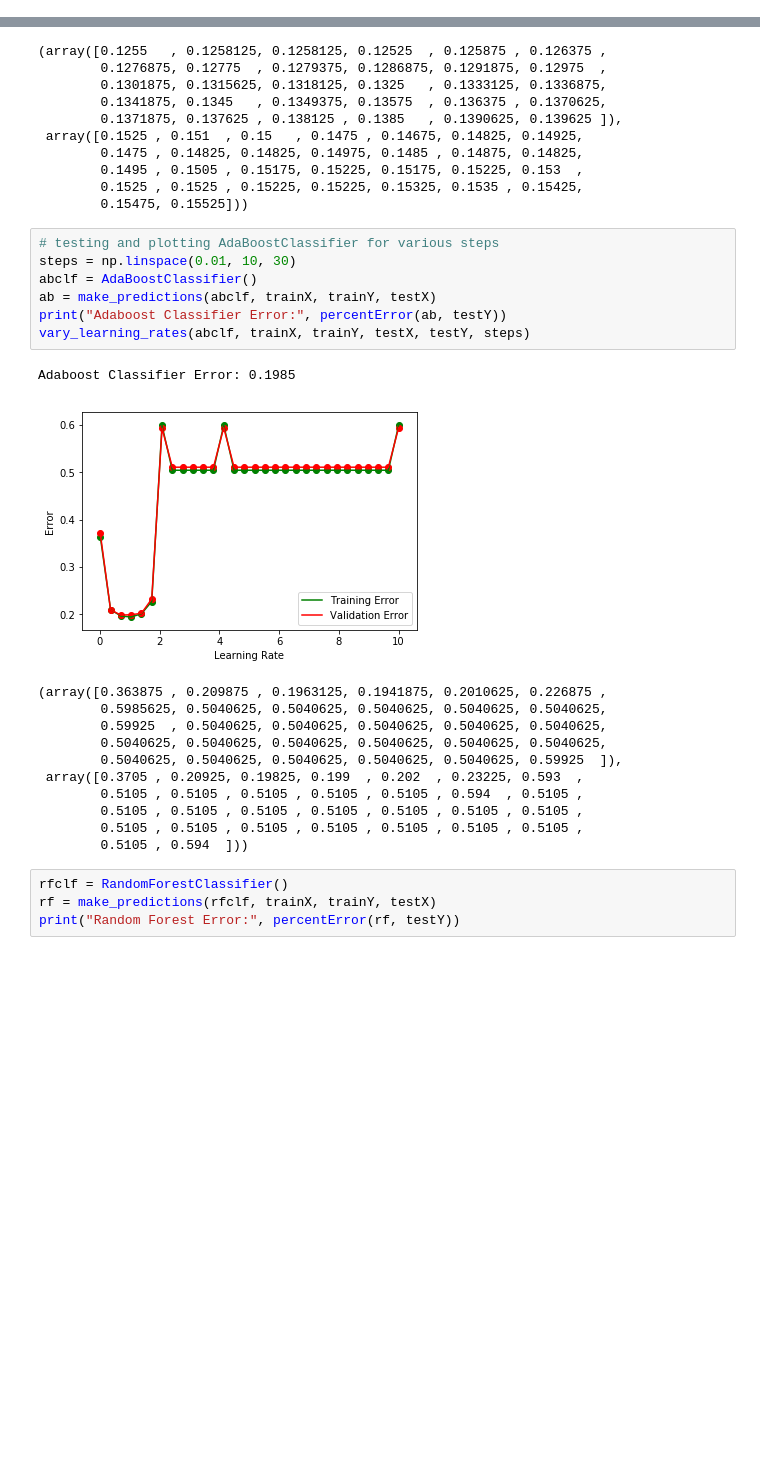
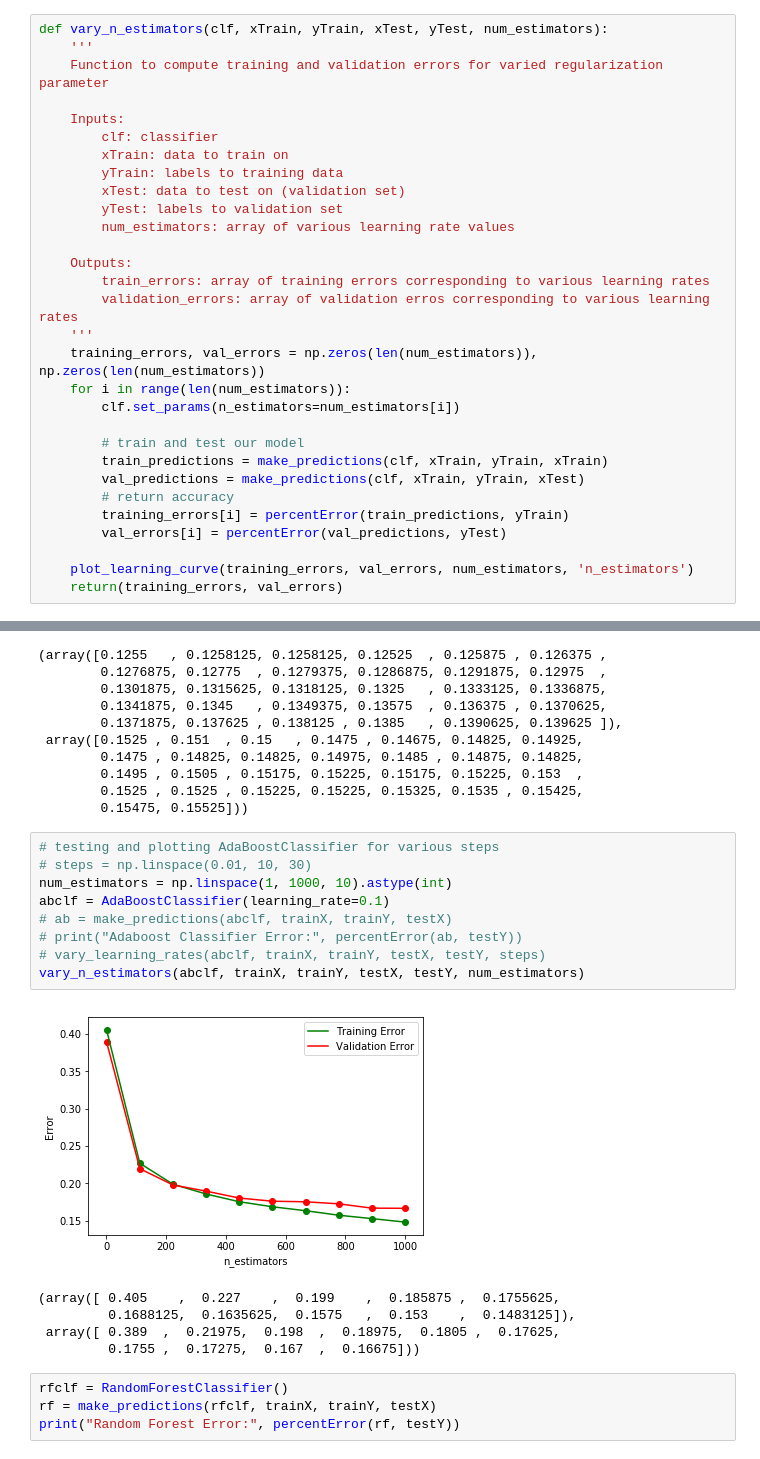
Before and after one commit to jaceyca/SentimentAnalysis, a Jupyter notebook: sentimentAnalysis.ipynb, the cells around one changed output, grey strips where cells are left out. Saved outputs shown, nothing was run; the diff lists cells and outputs as text; blank space fills up the shorter version.

Commit message:
added n_estimators plotting file, adaboostcv, gradientboosting

```diff
--- a/sentimentAnalysis.ipynb
+++ b/sentimentAnalysis.ipynb
@@ -213,6 +213,36 @@ def vary_learning_rates(clf, xTrain, yTrain, xTest, yTest, learning_rates):
 
     plot_learning_curve(training_errors, val_errors, learning_rates, 'Learning Rate')
     return(training_errors, val_errors)
+# %%
+def vary_n_estimators(clf, xTrain, yTrain, xTest, yTest, num_estimators):
+    '''
+    Function to compute training and validation errors for varied regularization parameter
+
+    Inputs:
+        clf: classifier
+        xTrain: data to train on
+        yTrain: labels to training data
+        xTest: data to test on (validation set)
+        yTest: labels to validation set
+        num_estimators: array of various learning rate values
+
+    Outputs:
+        train_errors: array of training errors corresponding to various learning rates
+        validation_errors: array of validation erros corresponding to various learning rates
+    '''
+    training_errors, val_errors = np.zeros(len(num_estimators)), np.zeros(len(num_estimators))
+    for i in range(len(num_estimators)):
+        clf.set_params(n_estimators=num_estimators[i])
+
+        # train and test our model
+        train_predictions = make_predictions(clf, xTrain, yTrain, xTrain)
+        val_predictions = make_predictions(clf, xTrain, yTrain, xTest)
+        # return accuracy
+        training_errors[i] = percentError(train_predictions, yTrain)
+        val_errors[i] = percentError(val_predictions, yTest)
+
+    plot_learning_curve(training_errors, val_errors, num_estimators, 'n_estimators')
+    return(training_errors, val_errors)
 # %%
 def ridgeReg(xTrain, yTrain, xTest):
     '''
@@ -343,24 +373,19 @@ Ridge Classifier Error: 0.15100000000000002
         0.15475, 0.15525]))
 # %%
 # testing and plotting AdaBoostClassifier for various steps
-steps = np.linspace(0.01, 10, 30)
-abclf = AdaBoostClassifier()
-ab = make_predictions(abclf, trainX, trainY, testX)
-print("Adaboost Classifier Error:", percentError(ab, testY))
-vary_learning_rates(abclf, trainX, trainY, testX, testY, steps)
+# steps = np.linspace(0.01, 10, 30)
+num_estimators = np.linspace(1, 1000, 10).astype(int)
+abclf = AdaBoostClassifier(learning_rate=0.1)
+# ab = make_predictions(abclf, trainX, trainY, testX)
+# print("Adaboost Classifier Error:", percentError(ab, testY))
+# vary_learning_rates(abclf, trainX, trainY, testX, testY, steps)
+vary_n_estimators(abclf, trainX, trainY, testX, testY, num_estimators)
 # %% [output]
+[figure, new version]
-Adaboost Classifier Error: 0.1985
+(array([ 0.405    ,  0.227    ,  0.199    ,  0.185875 ,  0.1755625,
+         0.1688125,  0.1635625,  0.1575   ,  0.153    ,  0.1483125]),
+ array([ 0.389  ,  0.21975,  0.198  ,  0.18975,  0.1805 ,  0.17625,
+         0.1755 ,  0.17275,  0.167  ,  0.16675]))
-[figure, old version]
-(array([0.363875 , 0.209875 , 0.1963125, 0.1941875, 0.2010625, 0.226875 ,
-        0.5985625, 0.5040625, 0.5040625, 0.5040625, 0.5040625, 0.5040625,
-        0.59925  , 0.5040625, 0.5040625, 0.5040625, 0.5040625, 0.5040625,
-        0.5040625, 0.5040625, 0.5040625, 0.5040625, 0.5040625, 0.5040625,
-        0.5040625, 0.5040625, 0.5040625, 0.5040625, 0.5040625, 0.59925  ]),
- array([0.3705 , 0.20925, 0.19825, 0.199  , 0.202  , 0.23225, 0.593  ,
-        0.5105 , 0.5105 , 0.5105 , 0.5105 , 0.5105 , 0.594  , 0.5105 ,
-        0.5105 , 0.5105 , 0.5105 , 0.5105 , 0.5105 , 0.5105 , 0.5105 ,
-        0.5105 , 0.5105 , 0.5105 , 0.5105 , 0.5105 , 0.5105 , 0.5105 ,
-        0.5105 , 0.594  ]))
 # %%
 rfclf = RandomForestClassifier()
 rf = make_predictions(rfclf, trainX, trainY, testX)
```
Also changed, not shown: 2 other files.
